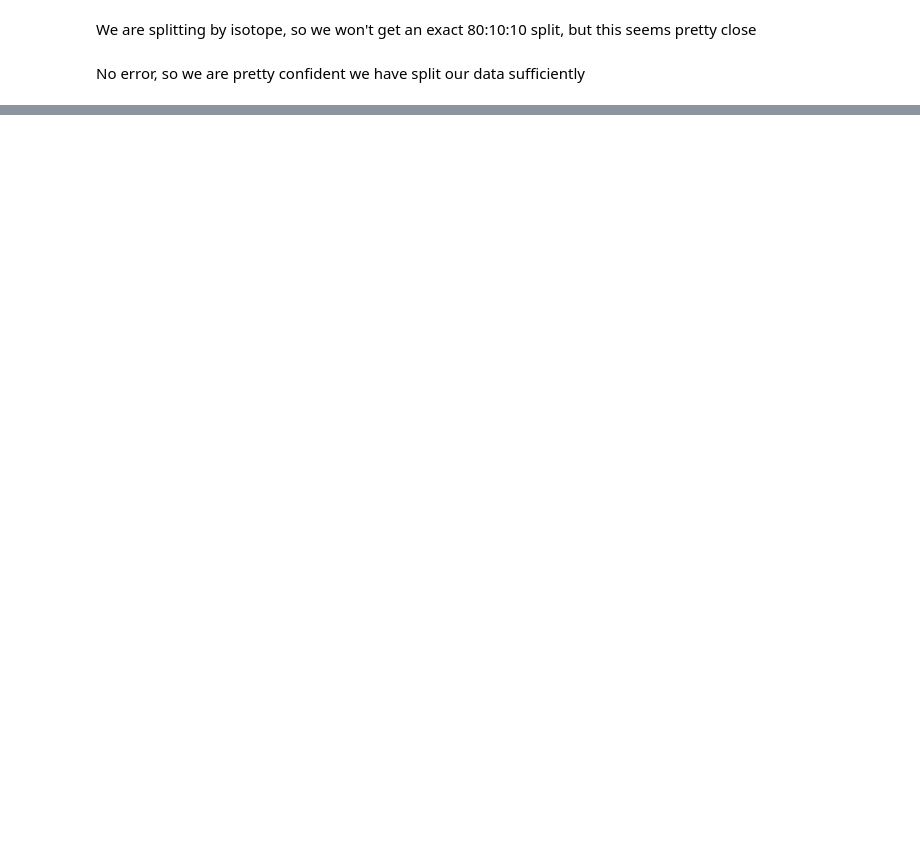
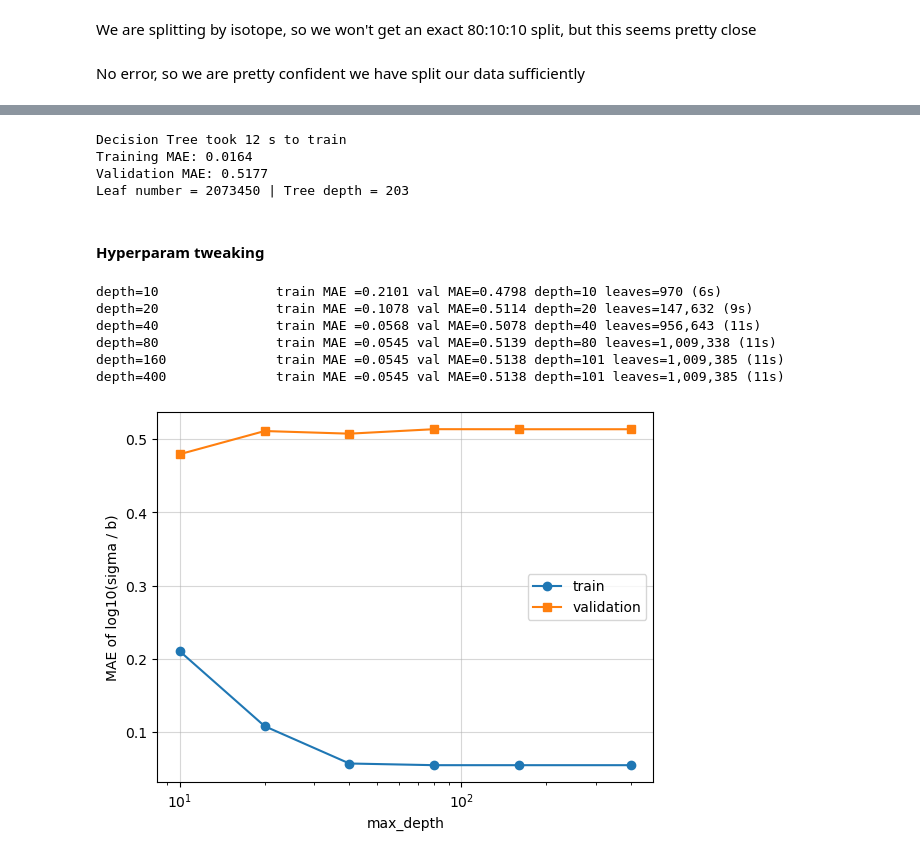
Before and after one commit to keenanbishop135/MSci-Project, a Jupyter notebook: Cl Test/notebooks/valdez-recreation.ipynb, the cells around one changed output, grey strips where cells are left out. Saved outputs shown, nothing was run; the diff lists cells and outputs as text; code cells hidden in the pictures; blank space fills up the shorter version.

```diff
--- a/Cl Test/notebooks/valdez-recreation.ipynb
+++ b/Cl Test/notebooks/valdez-recreation.ipynb
@@ -453,0 +244,75 @@ We should note that the data in the xsml pipeline is more recent than the data t
+# %%
+from sklearn.tree import DecisionTreeRegressor
+from sklearn.metrics import mean_absolute_error
+import time
+
+## Training the tree, for now we don't touch the hyperparams
+t0 = time.perf_counter()
+dt_default = DecisionTreeRegressor(random_state=0, criterion="squared_error", splitter="best")             ## I will play with the hyperparams after
+dt_default.fit(X_train, y_train)
+
+print(f"Decision Tree took {time.perf_counter() - t0:.0f} s to train")
+
+## Metrics
+
+train_mae = mean_absolute_error(y_train, dt_default.predict(X_train))    ## Training error
+val_mae = mean_absolute_error(y_val, dt_default.predict(X_val))          ## Validation error
+
+print(f"Training MAE: {train_mae:.4f}")
+print(f"Validation MAE: {val_mae:.4f}")
+print(f"Leaf number = {dt_default.get_n_leaves()} | Tree depth = {dt_default.get_depth()}")
+# %% [output]
+Decision Tree took 12 s to train
+Training MAE: 0.0164
+Validation MAE: 0.5177
+Leaf number = 2073450 | Tree depth = 203
+# %% [markdown]
+#### Hyperparam tweaking
+# %%
+## SWEEPING MAX_DEPTH
+
+results = []
+
+def run(label, max_depth, mss=2, msl=2, X=None, y=None):
+    "We fit one tree with the settings detailed in the paper, then log train/val MAE (log10 sigma)"
+
+    X = X_train if X is None else X
+    y = y_train if y is None else y
+    m = DecisionTreeRegressor(
+        criterion = "squared_error",
+        splitter = "best",
+        max_depth = max_depth,
+        min_samples_split = mss,
+        min_samples_leaf = msl,
+        random_state = 0
+    )
+
+    t0 = time.perf_counter()
+    m.fit(X,y)
+    secs = time.perf_counter() - t0
+    row = dict(label=label, max_depth = max_depth, mss = mss, msl = msl,
+        train_mae = mean_absolute_error(y, m.predict(X)),
+        val_mae = mean_absolute_error(y_val, m.predict(X_val)),
+        actual_depth = m.get_depth(), leaves = m.get_n_leaves(), secs = secs)
+    results.append(row)
+    print(f"{label:22s} train MAE ={row['train_mae']:.4f} val MAE={row['val_mae']:.4f} "
+          f"depth={row['actual_depth']} leaves={row['leaves']:,} ({secs:.0f}s)")
+    return m
+
+
+for d in [10, 20, 40, 80, 160, 400]:
+    run(f"depth={d}", max_depth=d)
+
+s1 = pd.DataFrame(results)
+plt.plot(s1["max_depth"], s1["train_mae"], "o-", label="train")
+plt.plot(s1["max_depth"], s1["val_mae"], "s-", label="validation")
+plt.xscale("log"); plt.xlabel("max_depth"); plt.ylabel("MAE of log10(sigma / b)")
+plt.legend(); plt.grid(alpha=0.5) ; plt.show()
+# %% [output]
+depth=10               train MAE =0.2101 val MAE=0.4798 depth=10 leaves=970 (6s)
+depth=20               train MAE =0.1078 val MAE=0.5114 depth=20 leaves=147,632 (9s)
+depth=40               train MAE =0.0568 val MAE=0.5078 depth=40 leaves=956,643 (11s)
+depth=80               train MAE =0.0545 val MAE=0.5139 depth=80 leaves=1,009,338 (11s)
+depth=160              train MAE =0.0545 val MAE=0.5138 depth=101 leaves=1,009,385 (11s)
+depth=400              train MAE =0.0545 val MAE=0.5138 depth=101 leaves=1,009,385 (11s)
+[figure, added]
```
Also changed, not shown: parts of 45 cells of this notebook.
